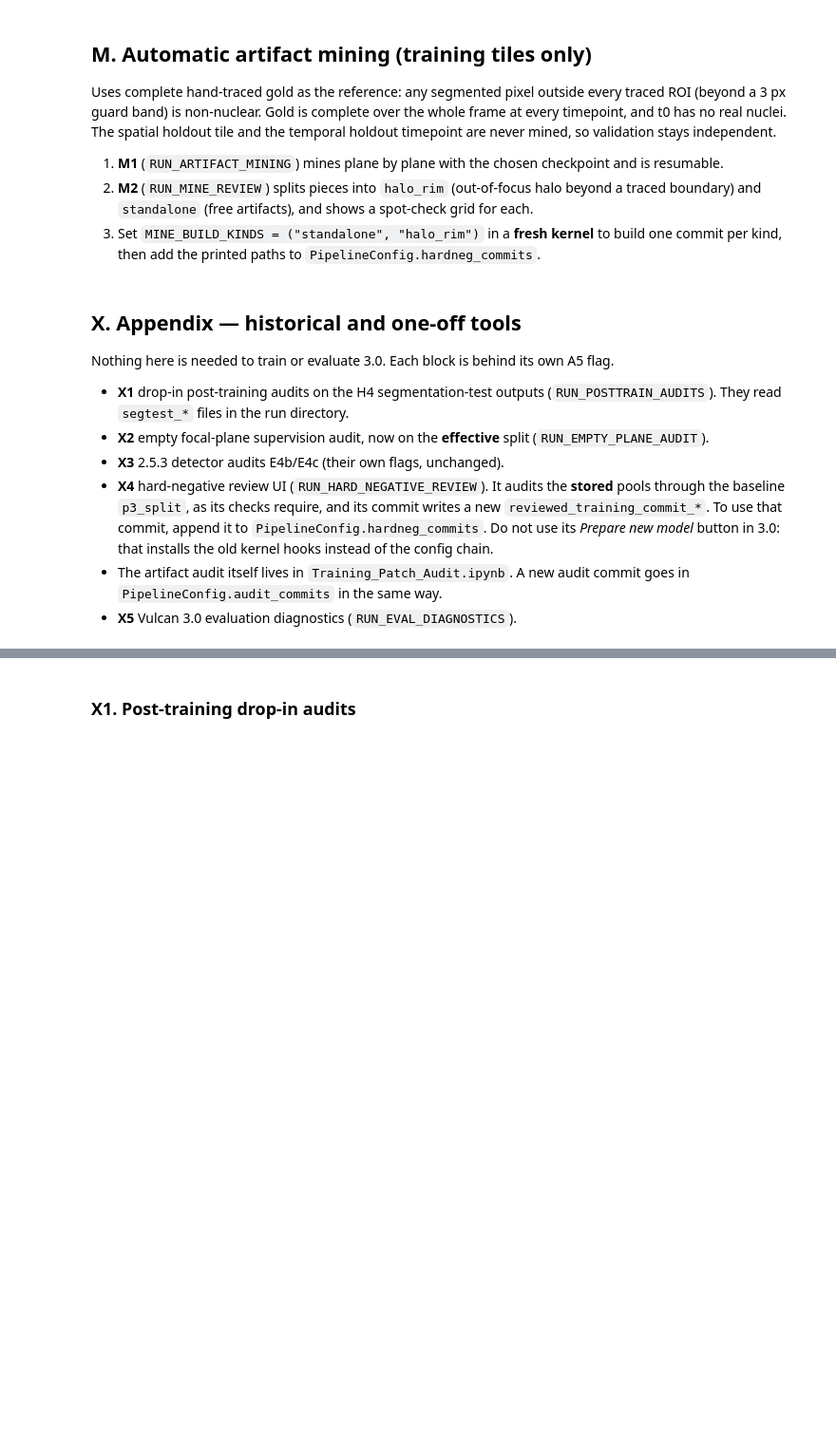
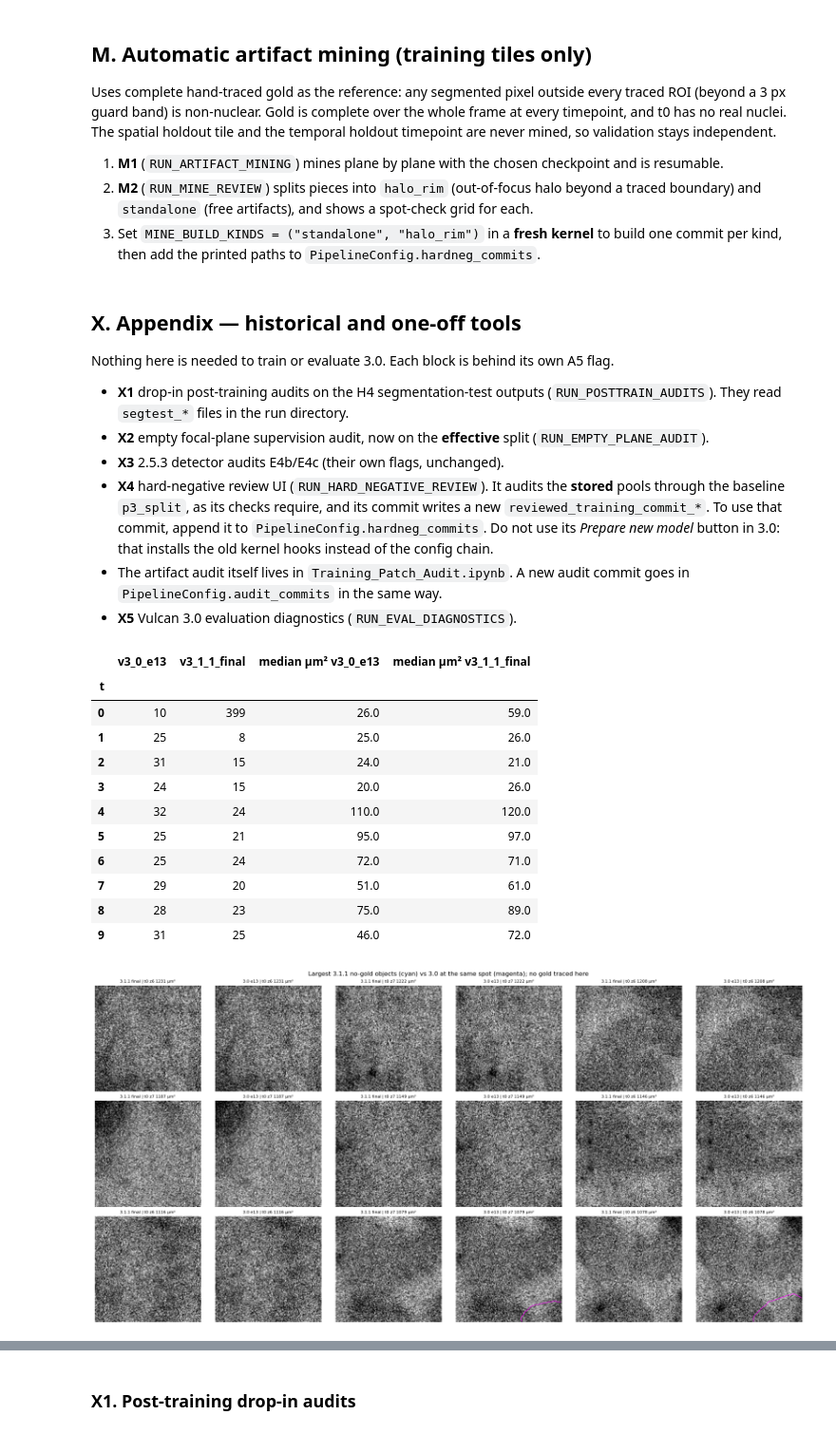
Before and after one commit to Tdeibert/Nuclear_Scaling_ML, a Jupyter notebook: Code_Repository/Python/Model_Training/vulcan_training_3_1_1.ipynb, the cells around one changed output, grey strips where cells are left out. Shown at 95% size. Drawn from its saved outputs; the diff is of its cells as text; code cells hidden in the pictures; blank space fills up the shorter version.

```diff
--- a/Code_Repository/Python/Model_Training/vulcan_training_3_1_1.ipynb
+++ b/Code_Repository/Python/Model_Training/vulcan_training_3_1_1.ipynb
@@ -857,7 +875,7 @@ RUN_EARLY_SPLIT_AUDIT = False       # E4c: read-only; results already reviewed
 RUN_TRAIN = False                # G5: trains the seed ensemble (writes models)
 RUN_PLOT_HISTORY = False         # G5: plot a finished run's history CSV
 RUN_SEGMENTATION_TEST = False    # H4: inference + segmentation test on the holdout tile
-RUN_CORRECTION_CHECK = True       # F4: read-only check of the correction chain (a few minutes)
+RUN_CORRECTION_CHECK = False       # F4: read-only check of the correction chain (a few minutes)
 # Appendix (historical / one-off; read-only unless stated)
 RUN_POSTTRAIN_AUDITS = False     # X1: drop-in post-training audits on segtest outputs
 RUN_EMPTY_PLANE_AUDIT = False     # X2: empty focal-plane supervision audit
@@ -4692,3 +4732,75 @@ Nothing here is needed to train or evaluate 3.0. Each block is behind its own A5
 - The artifact audit itself lives in `Training_Patch_Audit.ipynb`. A new audit commit
   goes in `PipelineConfig.audit_commits` in the same way.
 - **X5** Vulcan 3.0 evaluation diagnostics (`RUN_EVAL_DIAGNOSTICS`).
+# %%
+# ONE-OFF (informational): what are 3.1.1's new no-gold objects? Per-timepoint counts for each
+# model, and a gallery of the largest 3.1.1-final no-gold objects with 3.0's segmentation at the
+# same spot. Reads the saved H4 maps in the evaluation folders. Read-only.
+EVAL_ROOT = Path("/data/user/tdeibert/Nuclear_Scaling/Evaluations/vulcan_3_1_1_vs_3_0")
+
+def no_gold_objects(eval_dir):
+    rd = Path(eval_dir); meta = json.loads((rd / "qc" / "segtest_prob.json").read_text())
+    box = tuple(meta["box"]); y0, x0, y1, x1 = box
+    ch = {n: i for i, n in enumerate(meta["channels"])}
+    mm = tiff.memmap(str(rd / "qc" / "segtest_prob.tif")); hs = load_memmap_tiff(cfg.image_file)
+    gp = p3_gold_in_box((-1, -1, hs.shape[-2] + 1, hs.shape[-1] + 1), meta["t_range"], meta["z_range"], cfg)
+    out, labs = [], {}
+    for ti, t in enumerate(tqdm(meta["t_range"], desc=rd.name)):
+        for zi, z in enumerate(meta["z_range"]):
+            pc = np.asarray(mm[ti, zi, ch["nucleus_interior"]], np.float32)
+            pe = np.asarray(mm[ti, zi, ch["nucleus_edge"]], np.float32)
+            lab = watershed_nuclei(read_crop(hs, t, z, cfg.nucleus_channel_idx, box).astype(np.float32), pc, pe, cfg)
+            gold = np.zeros(lab.shape, bool)
+            for (a, b, c, d), m in gp.get((t, z), []):
+                ya, xa, yb, xb = max(a, y0), max(b, x0), min(c, y1), min(d, x1)
+                if ya < yb and xa < xb:
+                    gold[ya - y0:yb - y0, xa - x0:xb - x0] |= m[ya - a:yb - a, xa - b:xb - b]
+            labs[(t, z)] = lab > 0
+            for r in measure.regionprops(lab):
+                if not gold[r.slice][lab[r.slice] == r.label].any():
+                    out.append(dict(t=t, z=z, cy=r.centroid[0] + y0, cx=r.centroid[1] + x0,
+                                    area_um2=r.area * cfg.pixel_size_um ** 2, mean_p=float(pc[lab == r.label].mean())))
+    return pd.DataFrame(out), labs, gp, box
+
+NG = {}
+for name in ("v3_0_e13", "v3_1_1_final"):
+    NG[name] = no_gold_objects(EVAL_ROOT / name)
+display(pd.DataFrame({n: NG[n][0].groupby("t").size() for n in NG}).fillna(0).astype(int).assign(
+        **{f"median µm² {n}": NG[n][0].groupby("t").area_um2.median().round(0) for n in NG}))
+
+_df, _lab311, _gp, (_y0, _x0, _, _) = NG["v3_1_1_final"]
+_lab30 = NG["v3_0_e13"][1]
+_hs = load_memmap_tiff(cfg.image_file)
+_fig, _axs = plt.subplots(3, 6, figsize=(20, 10))
+for i, r in enumerate(_df.sort_values("area_um2", ascending=False).head(9).itertuples()):
+    pad = 60; cy, cx = int(r.cy - _y0), int(r.cx - _x0)
+    sl = (slice(max(0, cy - pad), cy + pad), slice(max(0, cx - pad), cx + pad))
+    img = np.asarray(read_crop(_hs, r.t, r.z, cfg.nucleus_channel_idx, (r.cy - pad, r.cx - pad, r.cy + pad, r.cx + pad)), np.float32) \
+          if False else np.asarray(_hs[r.t, r.z, cfg.nucleus_channel_idx, int(r.cy) - pad:int(r.cy) + pad, int(r.cx) - pad:int(r.cx) + pad], np.float32)
+    lo, hi = np.percentile(img, [1, 99.8])
+    for j, (lab, title) in enumerate(((_lab311, "3.1.1 final"), (_lab30, "3.0 e13"))):
+        ax = _axs.flat[2 * i + j] if 2 * i + j < _axs.size else None
+        if ax is None:
+            continue
+        ax.imshow(img, cmap="gray", vmin=lo, vmax=max(hi, lo + 1))
+        seg = lab[(r.t, r.z)][sl]
+        ax.contour(seg, levels=[.5], colors="cyan" if j == 0 else "magenta", linewidths=1)
+        ax.set_title(f"{title} | t{r.t} z{r.z} {r.area_um2:.0f} µm²", fontsize=8); ax.axis("off")
+for ax in _axs.flat:
+    ax.axis("off")
+_fig.suptitle("Largest 3.1.1 no-gold objects (cyan) vs 3.0 at the same spot (magenta); no gold traced here")
+plt.tight_layout(); plt.show()
+# %% [output]
+|  | v3_0_e13 | v3_1_1_final | median µm² v3_0_e13 | median µm² v3_1_1_final |
+| t |  |  |  |  |
+| 0 | 10 | 399 | 26.0 | 59.0 |
+| 1 | 25 | 8 | 25.0 | 26.0 |
+| 2 | 31 | 15 | 24.0 | 21.0 |
+| 3 | 24 | 15 | 20.0 | 26.0 |
+| 4 | 32 | 24 | 110.0 | 120.0 |
+| 5 | 25 | 21 | 95.0 | 97.0 |
+| 6 | 25 | 24 | 72.0 | 71.0 |
+| 7 | 29 | 20 | 51.0 | 61.0 |
+| 8 | 28 | 23 | 75.0 | 89.0 |
+| 9 | 31 | 25 | 46.0 | 72.0 |
+[figure, added]
```
Also changed, not shown: parts of 20 cells of this notebook, 1 other file.
